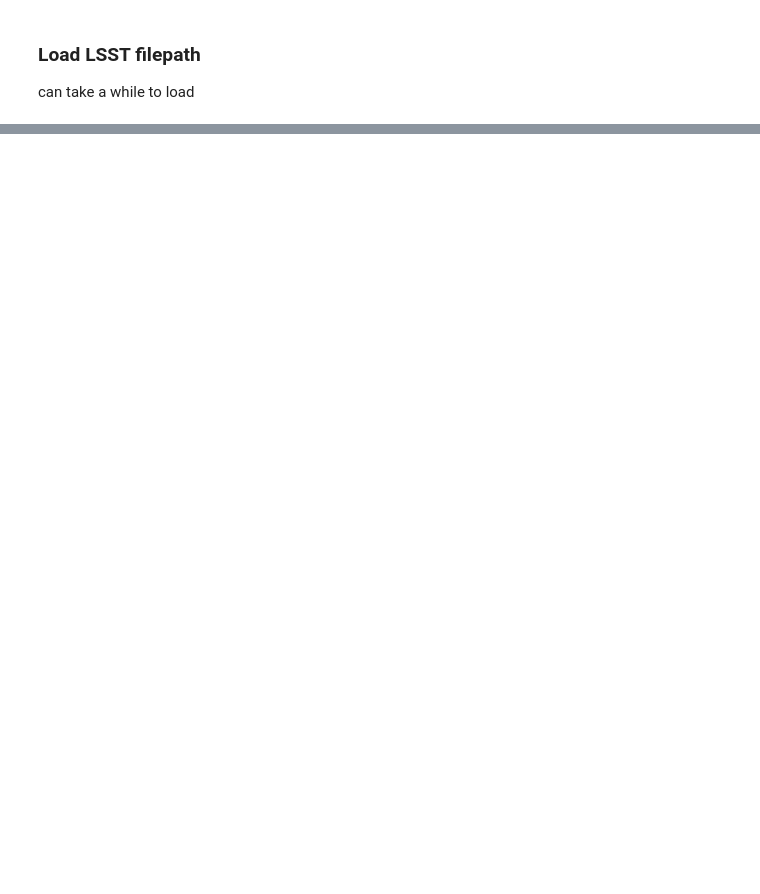
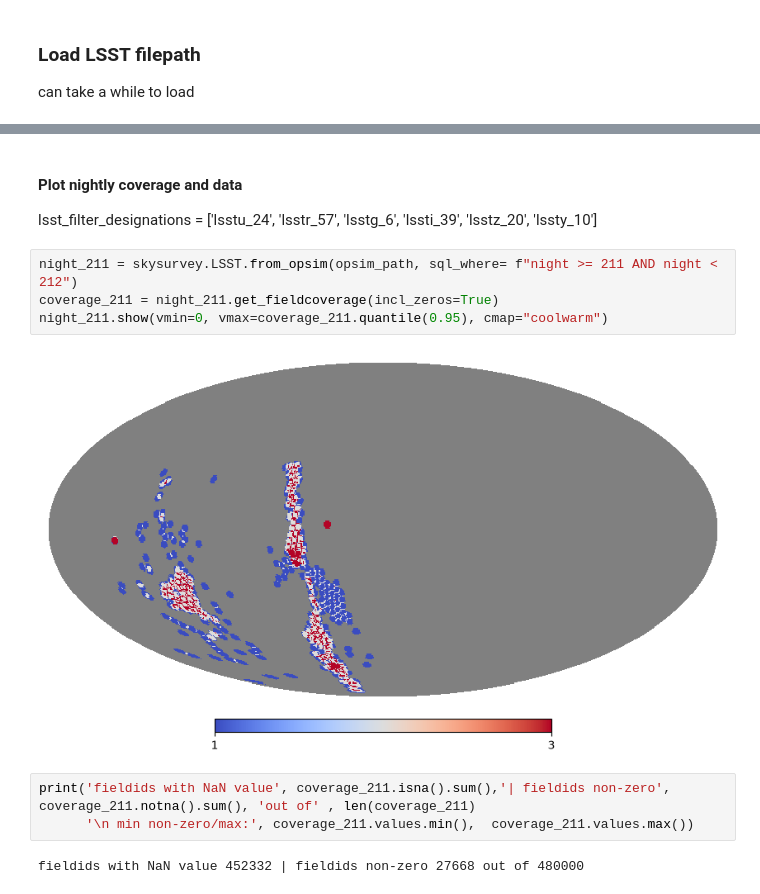
Before and after one commit to krissylla/TransientSimulation, a Jupyter notebook: skysurvey.ipynb, the cells around one changed output, grey strips where cells are left out. Drawn from its saved outputs; the diff is of its cells as text; blank space fills up the shorter version.

```diff
--- a/skysurvey.ipynb
+++ b/skysurvey.ipynb
@@ -173,0 +62,14 @@ DatabaseError: Execution failed on sql 'SELECT fieldRA, fieldDec, observationSta
+# %% [markdown]
+#### Plot nightly coverage and data
+lsst_filter_designations = ['lsstu_24', 'lsstr_57', 'lsstg_6', 'lssti_39', 'lsstz_20', 'lssty_10']
+# %%
+night_211 = skysurvey.LSST.from_opsim(opsim_path, sql_where= f"night >= 211 AND night < 212")
+coverage_211 = night_211.get_fieldcoverage(incl_zeros=True)
+night_211.show(vmin=0, vmax=coverage_211.quantile(0.95), cmap="coolwarm")
+# %% [output]
+[figure, added]
+# %%
+print('fieldids with NaN value', coverage_211.isna().sum(),'| fieldids non-zero', coverage_211.notna().sum(), 'out of' , len(coverage_211)
+      '\n min non-zero/max:', coverage_211.values.min(),  coverage_211.values.max())
+# %% [output]
+fieldids with NaN value 452332 | fieldids non-zero 27668 out of 480000
```
Also changed, not shown: parts of 128 cells of this notebook, 7 other files.
